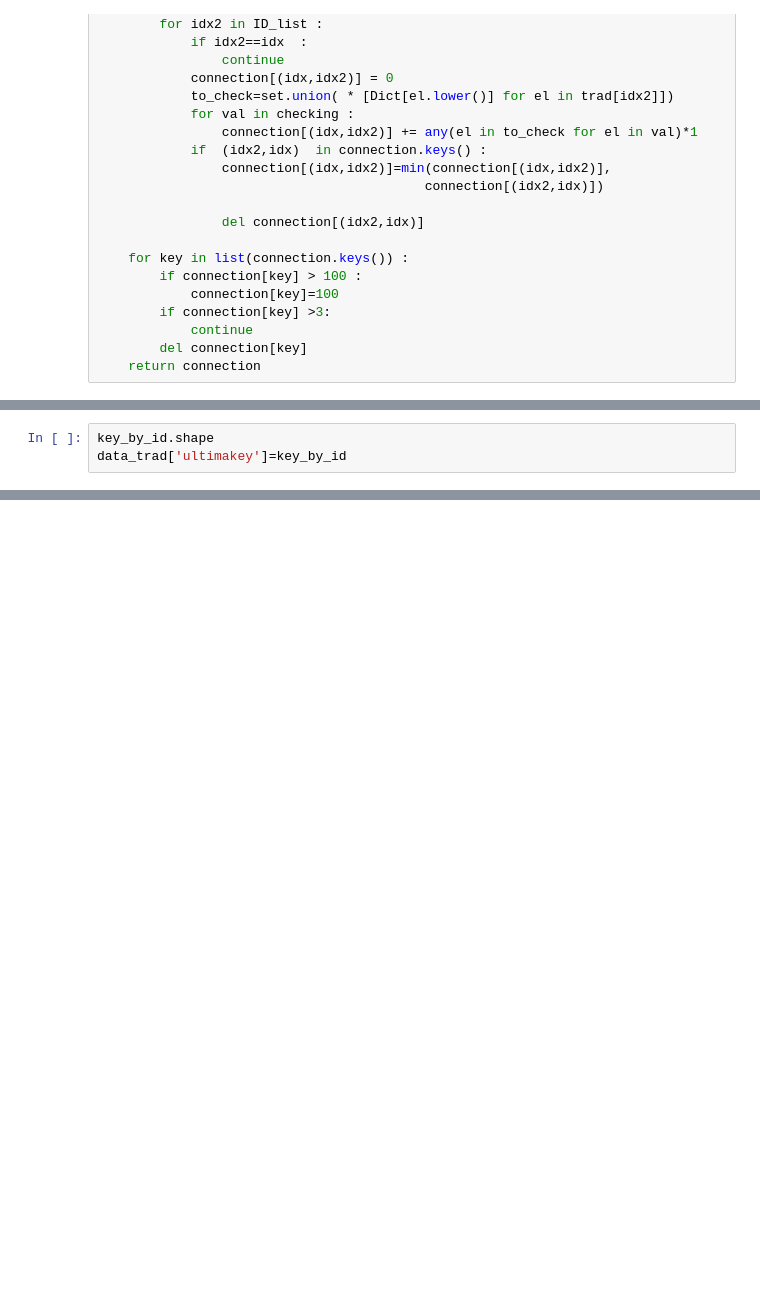
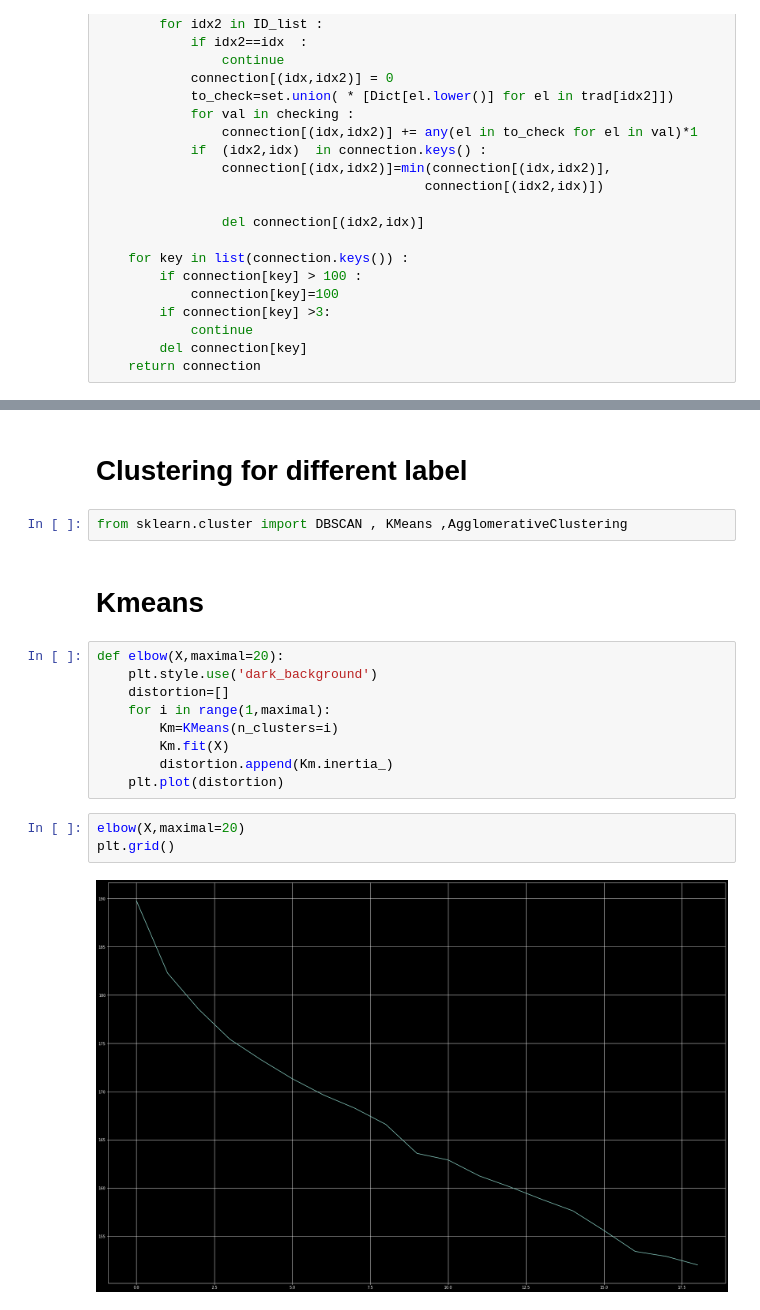
Before and after one commit to laab-orga/artist_run_spaces_marathon, a Jupyter notebook: Sandbox/Graph_implementation.ipynb, the cells around one changed output, grey strips where cells are left out. Cells and saved outputs as stored; diff of their text form; blank space fills up the shorter version.

```diff
--- a/Sandbox/Graph_implementation.ipynb
+++ b/Sandbox/Graph_implementation.ipynb
@@ -214,3 +58,0 @@ key_by_id=keyw[arg]
-# %%
-key_by_id.shape
-data_trad['ultimakey']=key_by_id
@@ -234,0 +104,20 @@ job.dump(Dict,'dict_clean.job')
+# %% [markdown]
+# Clustering for different label
+# %%
+from sklearn.cluster import DBSCAN , KMeans ,AgglomerativeClustering
+# %% [markdown]
+# Kmeans
+# %%
+def elbow(X,maximal=20):
+    plt.style.use('dark_background')
+    distortion=[]
+    for i in range(1,maximal):
+        Km=KMeans(n_clusters=i)
+        Km.fit(X)
+        distortion.append(Km.inertia_)
+    plt.plot(distortion)
+# %%
+elbow(X,maximal=20)
+plt.grid()
+# %% [output]
+[figure, added]
```
Also changed, not shown: parts of 47 cells of this notebook, 1 other file.
